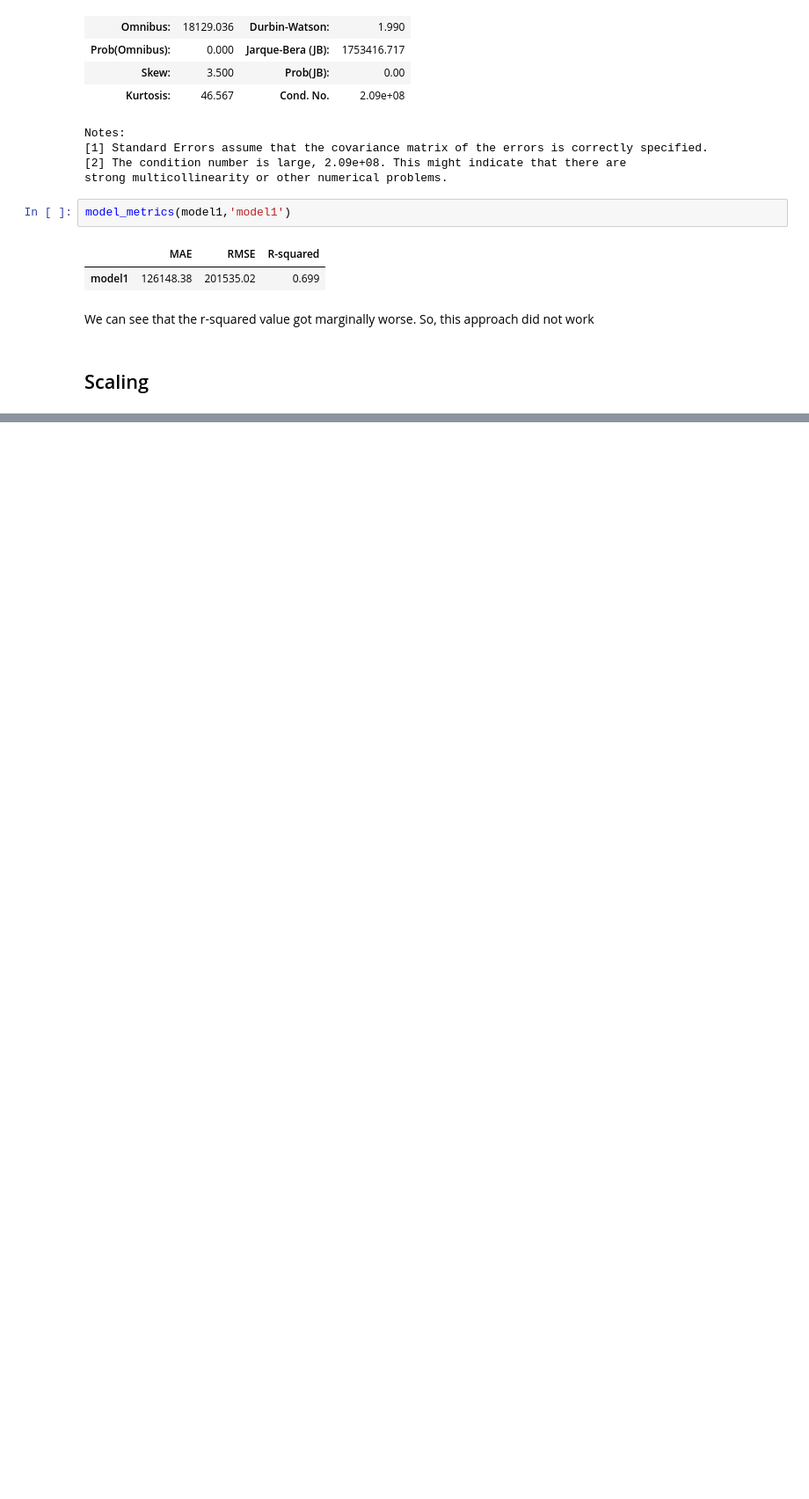
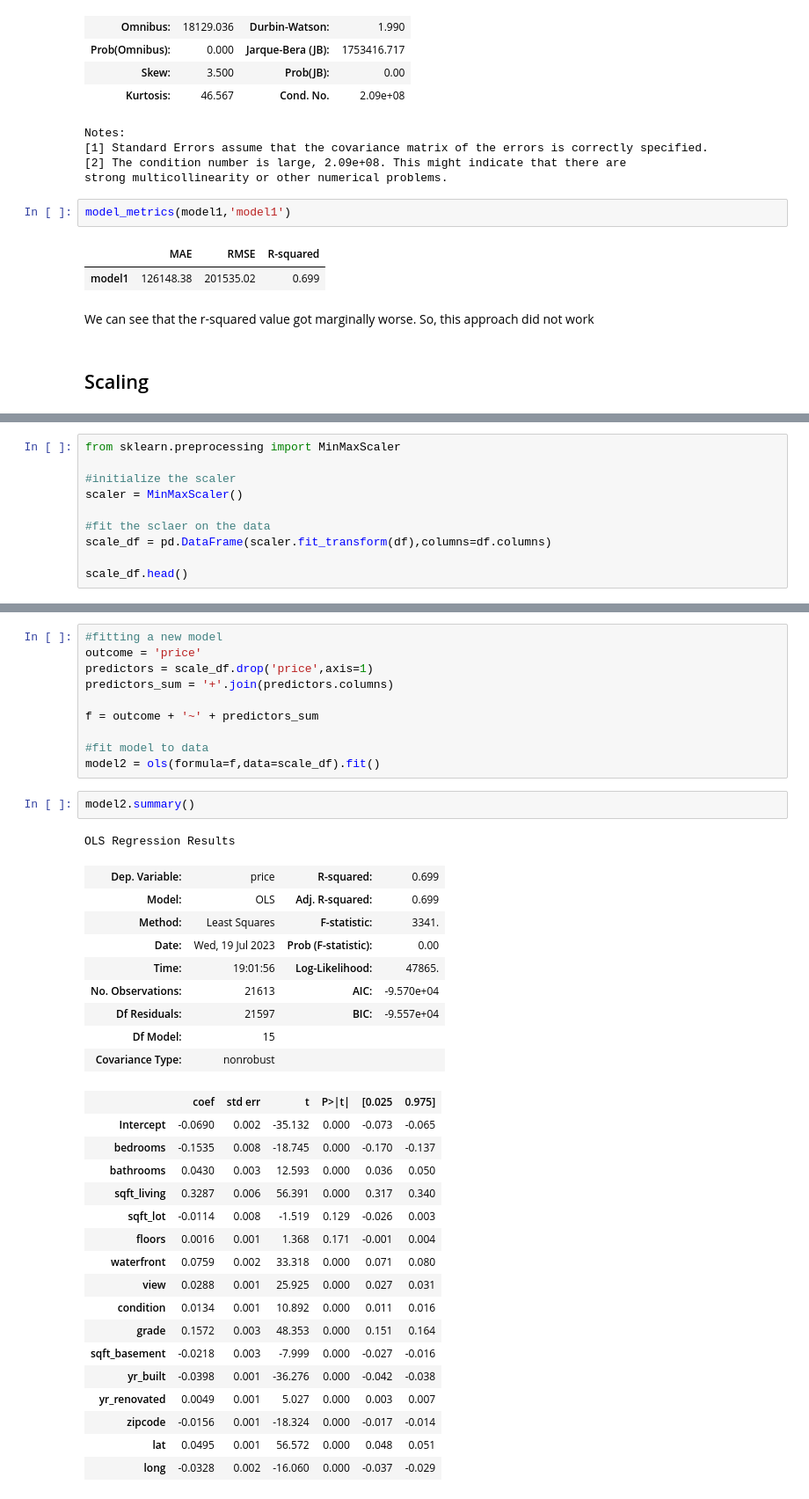
Before and after one commit to rahulakrish/linear_regression, a Jupyter notebook: notebook.ipynb, the cells around one changed output, grey strips where cells are left out. Shown at 88% size. Cells and saved outputs as stored; diff of their text form; blank space fills up the shorter version.

```diff
--- a/notebook.ipynb
+++ b/notebook.ipynb
@@ -399,0 +402,10 @@ We can see that the r-squared value got marginally worse. So, this approach did
+# %%
+from sklearn.preprocessing import MinMaxScaler
+
+#initialize the scaler
+scaler = MinMaxScaler()
+
+#fit the sclaer on the data
+scale_df = pd.DataFrame(scaler.fit_transform(df),columns=df.columns)
+
+scale_df.head()
@@ -399,0 +434,40 @@ We can see that the r-squared value got marginally worse. So, this approach did
+# %%
+#fitting a new model
+outcome = 'price'
+predictors = scale_df.drop('price',axis=1)
+predictors_sum = '+'.join(predictors.columns)
+
+f = outcome + '~' + predictors_sum
+
+#fit model to data
+model2 = ols(formula=f,data=scale_df).fit()
+# %%
+model2.summary()
+# %% [output]
+OLS Regression Results
+| Dep. Variable: | price | R-squared: | 0.699 |
+| Model: | OLS | Adj. R-squared: | 0.699 |
+| Method: | Least Squares | F-statistic: | 3341. |
+| Date: | Wed, 19 Jul 2023 | Prob (F-statistic): | 0.00 |
+| Time: | 19:01:56 | Log-Likelihood: | 47865. |
+| No. Observations: | 21613 | AIC: | -9.570e+04 |
+| Df Residuals: | 21597 | BIC: | -9.557e+04 |
+| Df Model: | 15 |  |  |
+| Covariance Type: | nonrobust |  |  |
+|  | coef | std err | t | P>|t| | [0.025 | 0.975] |
+| Intercept | -0.0690 | 0.002 | -35.132 | 0.000 | -0.073 | -0.065 |
+| bedrooms | -0.1535 | 0.008 | -18.745 | 0.000 | -0.170 | -0.137 |
+| bathrooms | 0.0430 | 0.003 | 12.593 | 0.000 | 0.036 | 0.050 |
+| sqft_living | 0.3287 | 0.006 | 56.391 | 0.000 | 0.317 | 0.340 |
+| sqft_lot | -0.0114 | 0.008 | -1.519 | 0.129 | -0.026 | 0.003 |
+| floors | 0.0016 | 0.001 | 1.368 | 0.171 | -0.001 | 0.004 |
+| waterfront | 0.0759 | 0.002 | 33.318 | 0.000 | 0.071 | 0.080 |
+| view | 0.0288 | 0.001 | 25.925 | 0.000 | 0.027 | 0.031 |
+| condition | 0.0134 | 0.001 | 10.892 | 0.000 | 0.011 | 0.016 |
+| grade | 0.1572 | 0.003 | 48.353 | 0.000 | 0.151 | 0.164 |
+| sqft_basement | -0.0218 | 0.003 | -7.999 | 0.000 | -0.027 | -0.016 |
+| yr_built | -0.0398 | 0.001 | -36.276 | 0.000 | -0.042 | -0.038 |
+| yr_renovated | 0.0049 | 0.001 | 5.027 | 0.000 | 0.003 | 0.007 |
+| zipcode | -0.0156 | 0.001 | -18.324 | 0.000 | -0.017 | -0.014 |
+| lat | 0.0495 | 0.001 | 56.572 | 0.000 | 0.048 | 0.051 |
+| long | -0.0328 | 0.002 | -16.060 | 0.000 | -0.037 | -0.029 |
```
Also changed, not shown: parts of 12 cells of this notebook.
